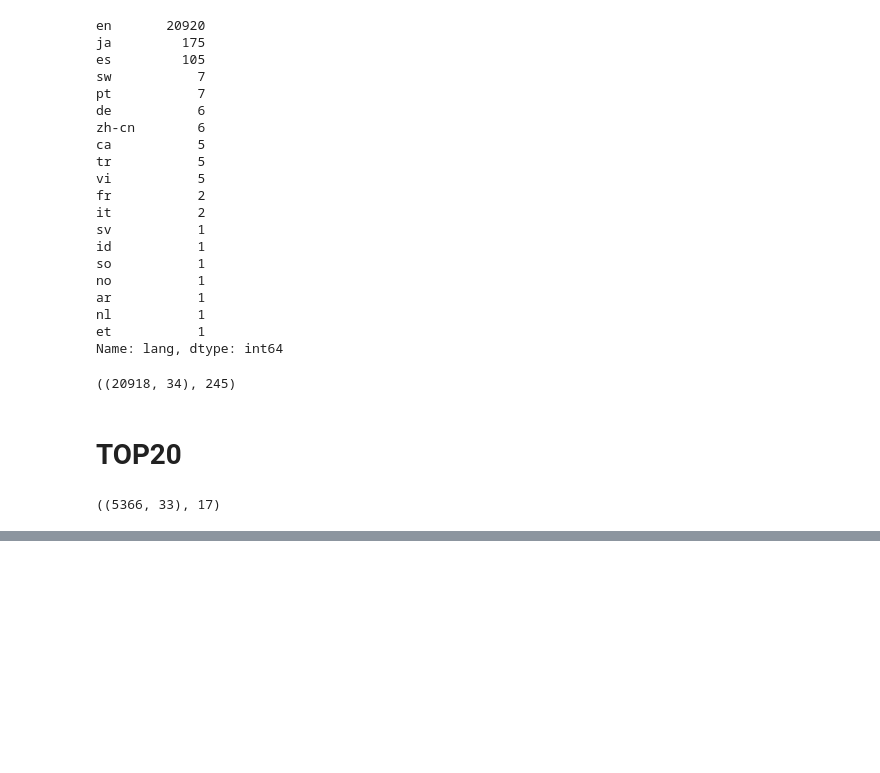
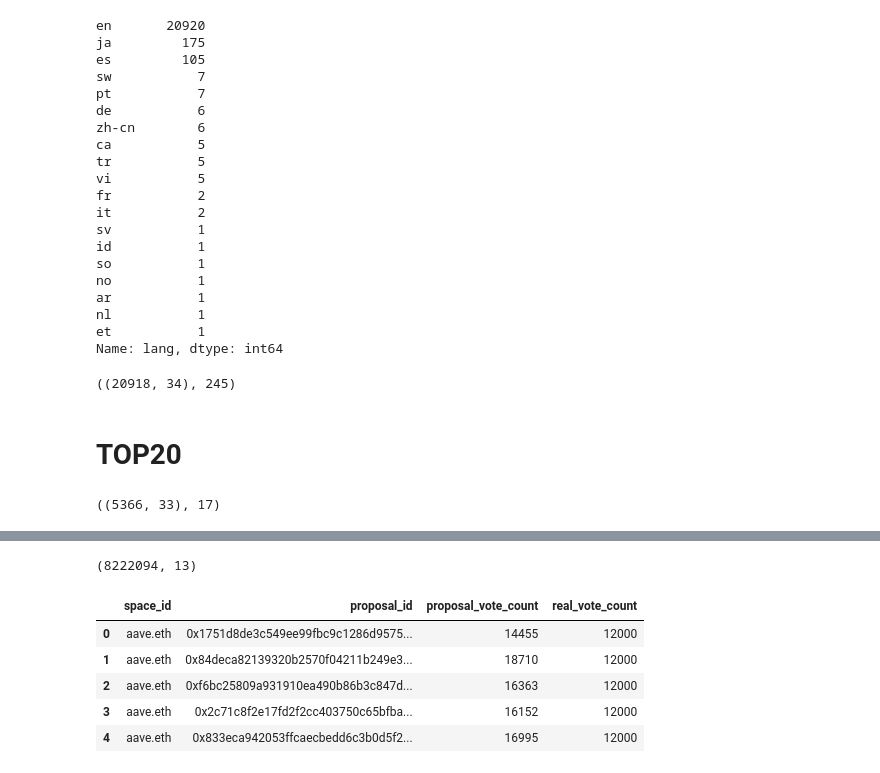
Before and after one commit to snu-digital-finance/dao-proposal, a Jupyter notebook: api.ipynb, the cells around one changed output, grey strips where cells are left out. Saved outputs shown, nothing was run; the diff lists cells and outputs as text; code cells hidden in the pictures; blank space fills up the shorter version.

Commit message:
FEAT: vote api

```diff
--- a/api.ipynb
+++ b/api.ipynb
@@ -390,0 +585,19 @@ df_proposals_top20.to_excel('proposals_preprocess_top20.xlsx', index=False, engi
+# %%
+df_v = pd.concat([df_votes, df_votes_failed]).drop_duplicates(subset=["id"])
+df_v.shape
+# %% [output]
+(8222094, 13)
+# %%
+groups = df_v.groupby("space_id")
+for name, group in groups:
+    try:
+        if group.shape[0] < 1048576:
+            group.to_excel(f'space_vote/votes_{name}.xlsx', index=False)
+            continue
+        with pd.ExcelWriter(f'space_vote/votes_{name}.xlsx', engine='xlsxwriter') as writer:
+            for i in range(0, group.shape[0], 1048570):
+                group[i:i+1048570].to_excel(writer, sheet_name=str(i), index=False)
+
+    except Exception as e:
+        print(name, group.shape)
+        print(e)
@@ -390,0 +606,37 @@ df_proposals_top20.to_excel('proposals_preprocess_top20.xlsx', index=False, engi
+# %%
+groups = df_v["proposal_id"].value_counts()
+
+
+not_found = [
+    # 'QmRjmmFqy6str8zsj53CNEhZJRZUWFeMtGMwb3vEwKzDNn',
+]
+
+none = dict(
+    space_id = [],
+    proposal_id = [],
+    proposal_vote_count = [],
+    real_vote_count = [],
+)
+
+for i, row in df.iterrows():
+    if row["id"] in not_found:
+        none["space_id"].append(row["space_id"])
+        none["proposal_id"].append(row["id"])
+        none["proposal_vote_count"].append(row["votes"])
+        none["real_vote_count"].append(0)
+        continue
+    if groups[row["id"]] != row["votes"]:
+        none["space_id"].append(row["space_id"])
+        none["proposal_id"].append(row["id"])
+        none["proposal_vote_count"].append(row["votes"])
+        none["real_vote_count"].append(groups[row["id"]])
+
+df_none = pd.DataFrame(none)
+df_none.head()
+# %% [output]
+|  | space_id | proposal_id | proposal_vote_count | real_vote_count |
+| 0 | aave.eth | 0x1751d8de3c549ee99fbc9c1286d9575... | 14455 | 12000 |
+| 1 | aave.eth | 0x84deca82139320b2570f04211b249e3... | 18710 | 12000 |
+| 2 | aave.eth | 0xf6bc25809a931910ea490b86b3c847d... | 16363 | 12000 |
+| 3 | aave.eth | 0x2c71c8f2e17fd2f2cc403750c65bfba... | 16152 | 12000 |
+| 4 | aave.eth | 0x833eca942053ffcaecbedd6c3b0d5f2... | 16995 | 12000 |
```
Also changed, not shown: parts of 11 cells of this notebook, 2 other files.
